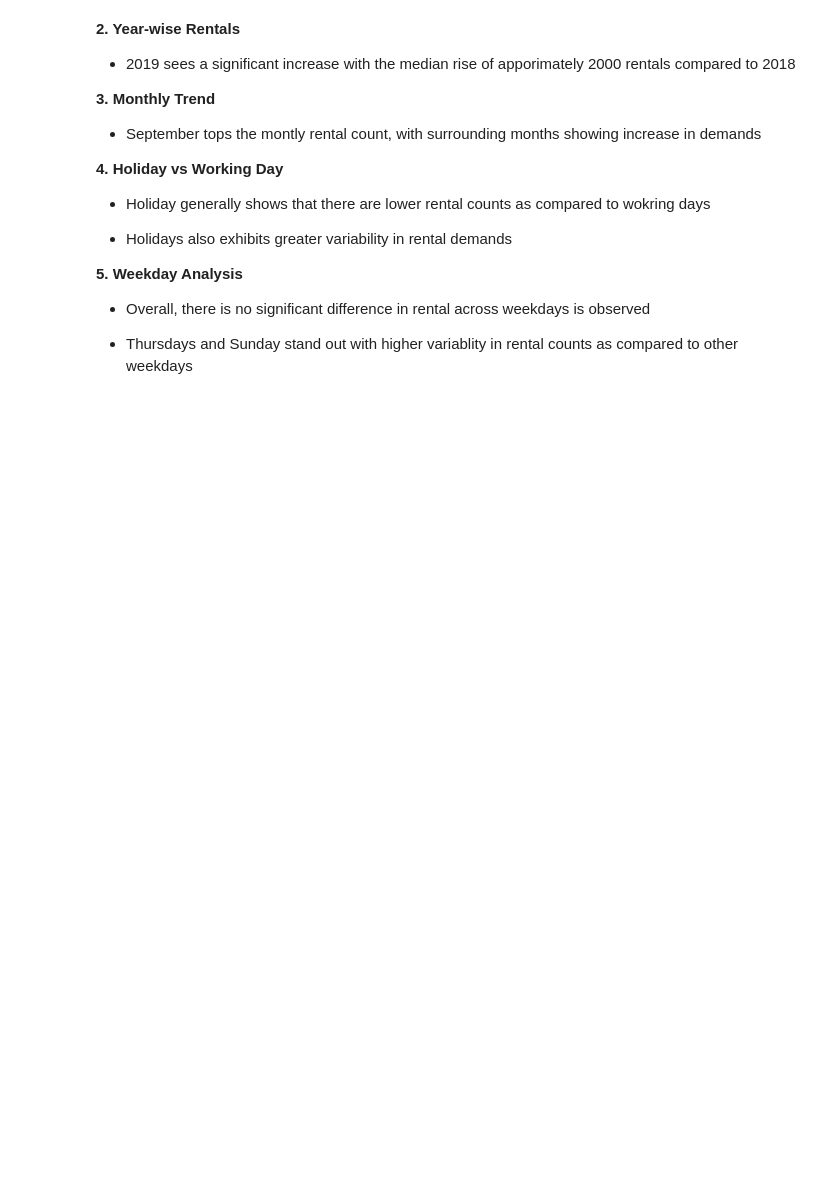
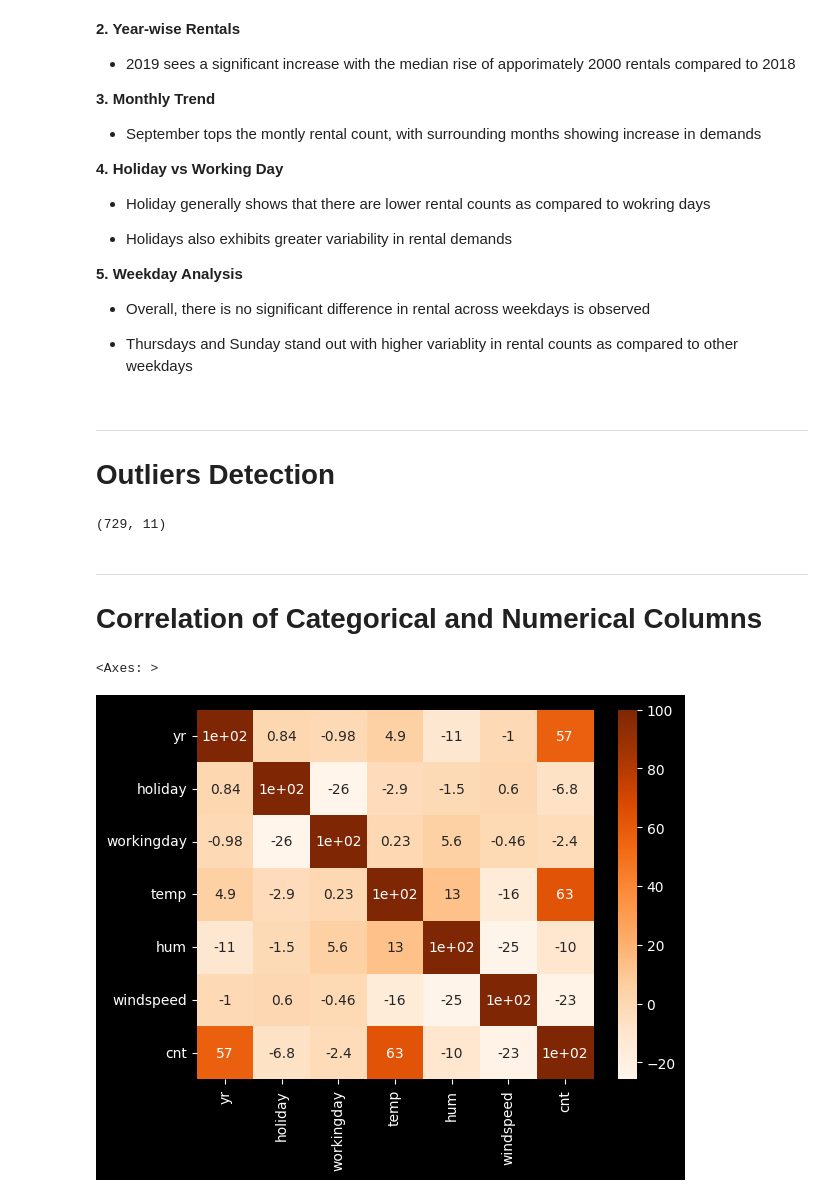
Before and after one commit to amanraghuvanshi/BikeSharing---MLR, a Jupyter notebook: src/main.ipynb, the cells around one changed output. Saved outputs shown, nothing was run; the diff lists cells and outputs as text; code cells hidden in the pictures; blank space fills up the shorter version.

```diff
--- a/src/main.ipynb
+++ b/src/main.ipynb
@@ -275,3 +276,28 @@ plt.show()
 * Overall, there is no significant difference in rental across weekdays is observed
 
 * Thursdays and Sunday stand out with higher variablity in rental counts as compared to other weekdays
+# %% [markdown]
+<hr>
+
+# **Outliers Detection**
+# %%
+# select rows from DataFrame 'df' where the season is spring and cnt is greater than 7000
+
+# creating filter for the same
+df_filter = df[(df['season']=='Spring') & (df['cnt']>7000)]
+
+# dropping the filtered data
+df.drop(df[(df.season == 'Spring') & (df.cnt > 7000)].index, inplace = True)
+# %%
+df.shape
+# %% [output]
+(729, 11)
+# %% [markdown]
+<hr>
+
+# **Correlation of Categorical and Numerical Columns**
+# %%
+sns.heatmap(df.corr(numeric_only  = True)*100,cmap='Oranges', annot= True)
+# %% [output]
+<Axes: >
+[figure, added]
```
Also changed, not shown: parts of 19 cells of this notebook.
